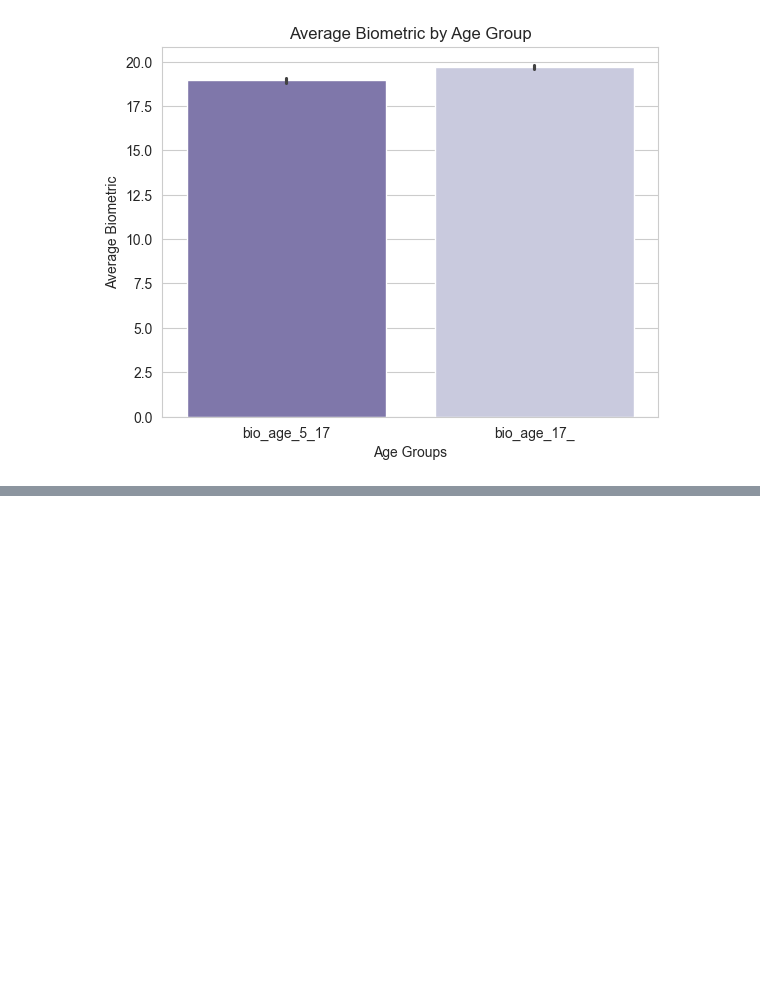
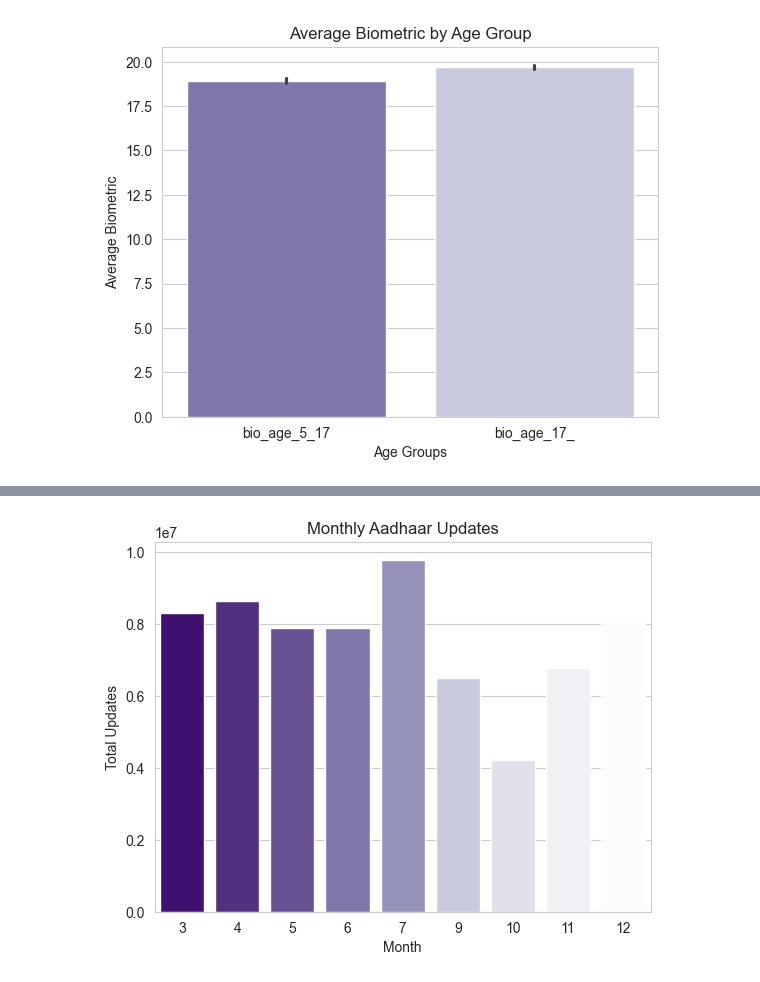
Before and after one commit to Mahii0107/aadhaar-analysis, a Jupyter notebook: biometric.ipynb, the cells around one changed output, grey strips where cells are left out. Saved outputs shown, nothing was run; the diff lists cells and outputs as text; code cells hidden in the pictures; blank space fills up the shorter version.

```diff
--- a/biometric.ipynb
+++ b/biometric.ipynb
@@ -419,3 +437,8 @@ plt.ylabel('Average Biometric')
 plt.show()
 # %% [output]
 [figure]
+# %%
+# monthly trend
+monthly_biometric = df.groupby(['month'])['total_biometric'].sum().reset_index()
+monthly_biometric = pd.DataFrame(monthly_biometric)
+monthly_biometric.sort_values('total_biometric', ascending=False)
@@ -421,0 +456,15 @@ plt.show()
+# %%
+sns.barplot(
+    data=monthly_biometric.sort_values(by='total_biometric', ascending=False),
+    x='month',
+    y='total_biometric',
+    hue='month',
+    palette='Purples_r',
+    legend=False
+)
+plt.title('Monthly Aadhaar Updates')
+plt.xlabel('Month')
+plt.ylabel('Total Updates')
+plt.show()
+# %% [output]
+[figure, added]
```
Also changed, not shown: parts of 14 cells of this notebook.
